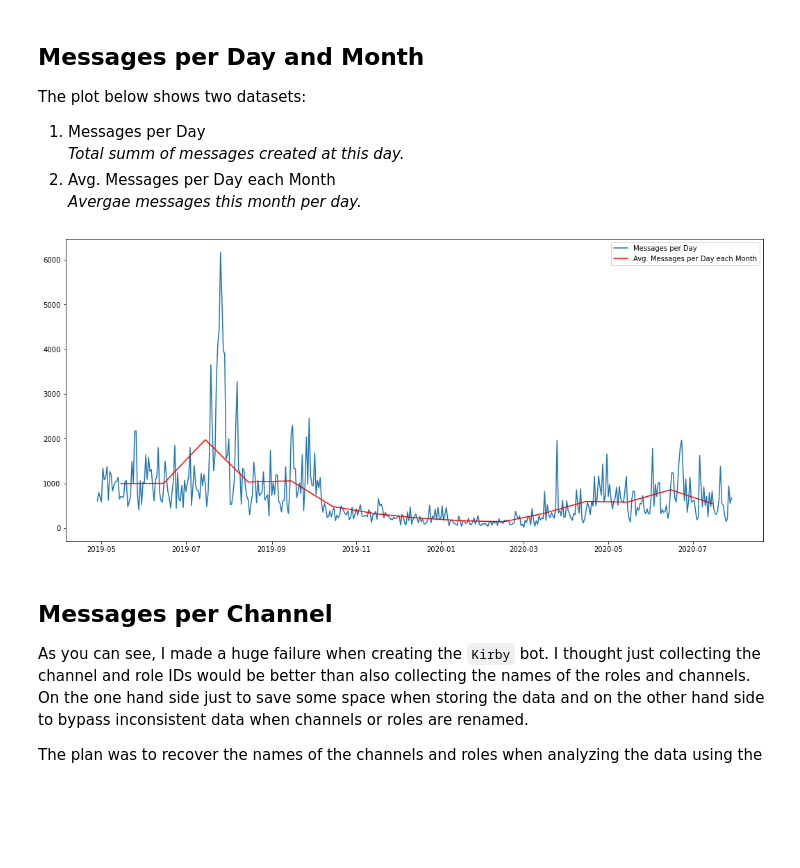
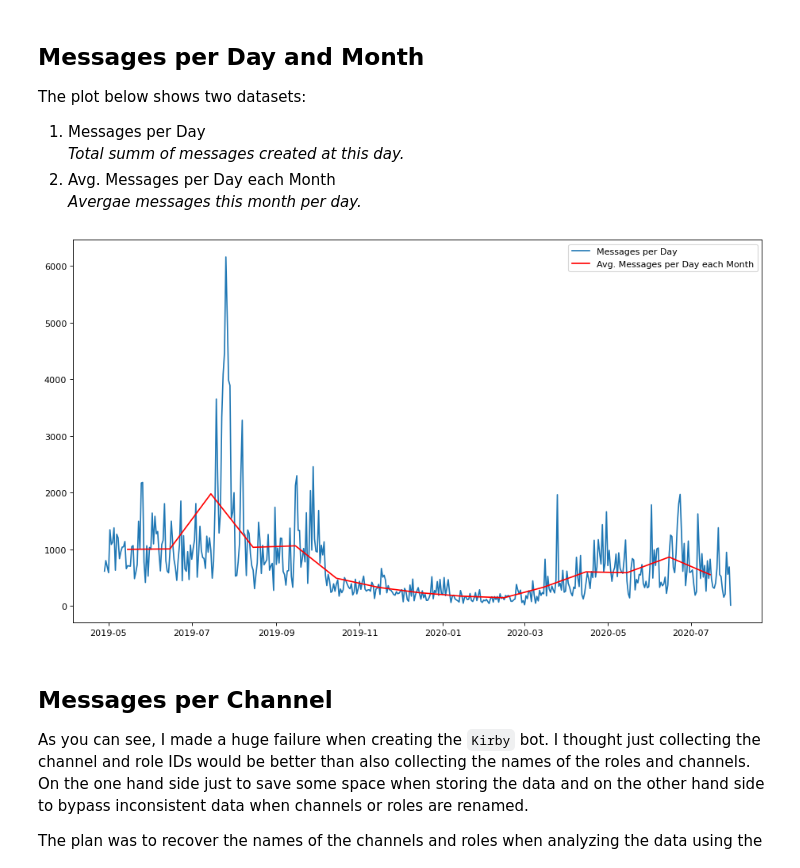
Before and after one commit to dev-schueppchen/kirby-results, a Jupyter notebook: Messages.ipynb, the cells around one changed output. Drawn from its saved outputs; the diff is of its cells as text; code cells hidden in the pictures; blank space fills up the shorter version.

Commit message:
fix chart scales and legends

```diff
--- a/Messages.ipynb
+++ b/Messages.ipynb
@@ -74,35 +74,35 @@ for m in messages_data.clone():
     if day not in msgs_per_day:
         msgs_per_day[day] = 0
     msgs_per_day[day] += 1
 
     if month not in msgs_per_month:
         msgs_per_month[month] = 0
     msgs_per_month[month] += 1
 
 xday = []
 yday = []
 xmonth = []
 ymonth = []
 
 for day, n in msgs_per_day.items():
     xday.append(day)
     yday.append(n)
 
 # As you can see here, the first month is excluded
 # because its value is 0 at this point.       |
 #                                            \/
 for month, n in list(msgs_per_month.items())[1:]:
     xmonth.append(month)
     mr = monthrange(month.year, month.month)
     ymonth.append(n / mr[1])
 
-plt.rcParams['figure.figsize'] = (18,8)
+plt.figure(figsize=(14, 8), dpi=80)
 plt.plot(xday,yday)
 plt.plot(xmonth,ymonth, 'r')
 plt.legend(('Messages per Day', 'Avg. Messages per Day each Month'), loc=1)
 plt.show()
 # %% [output]
-[figure, old version]
+[figure, new version]
 # %% [markdown]
 ## Messages per Channel
 
```
Also changed, not shown: parts of 5 cells of this notebook, 1 other file.
